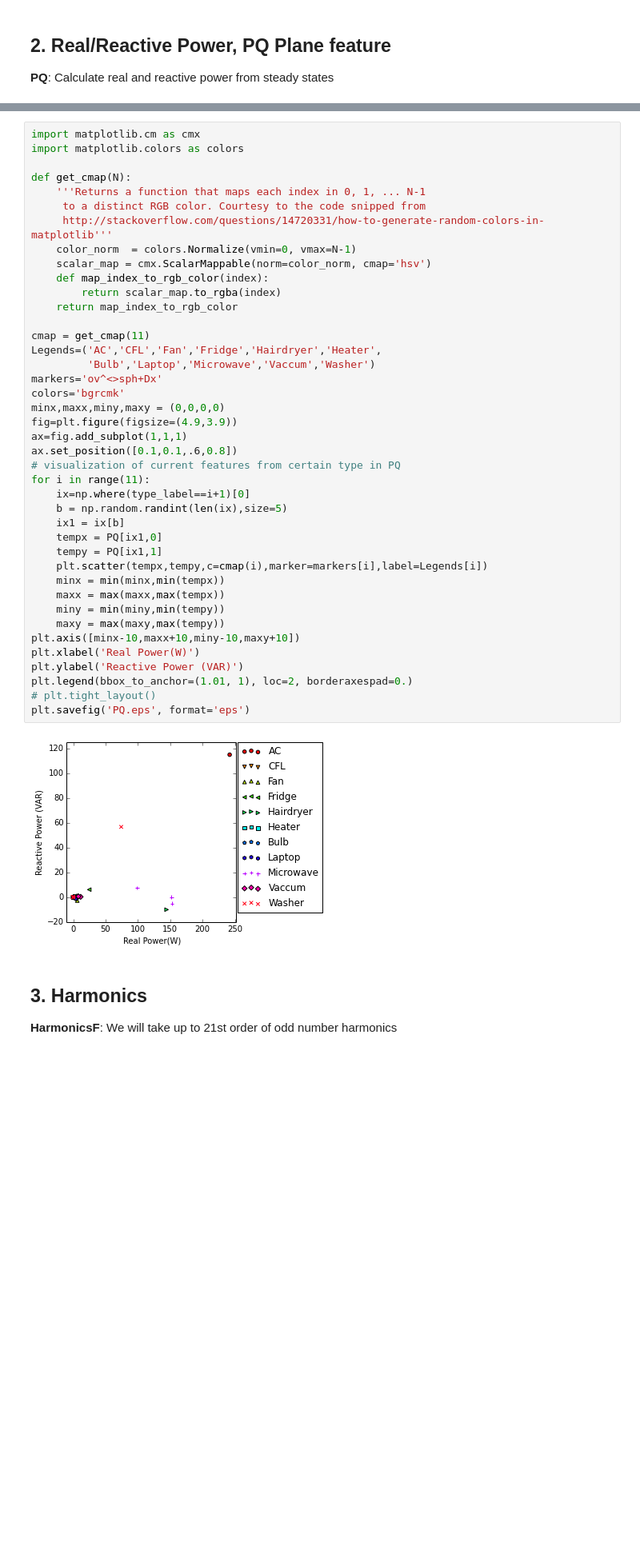
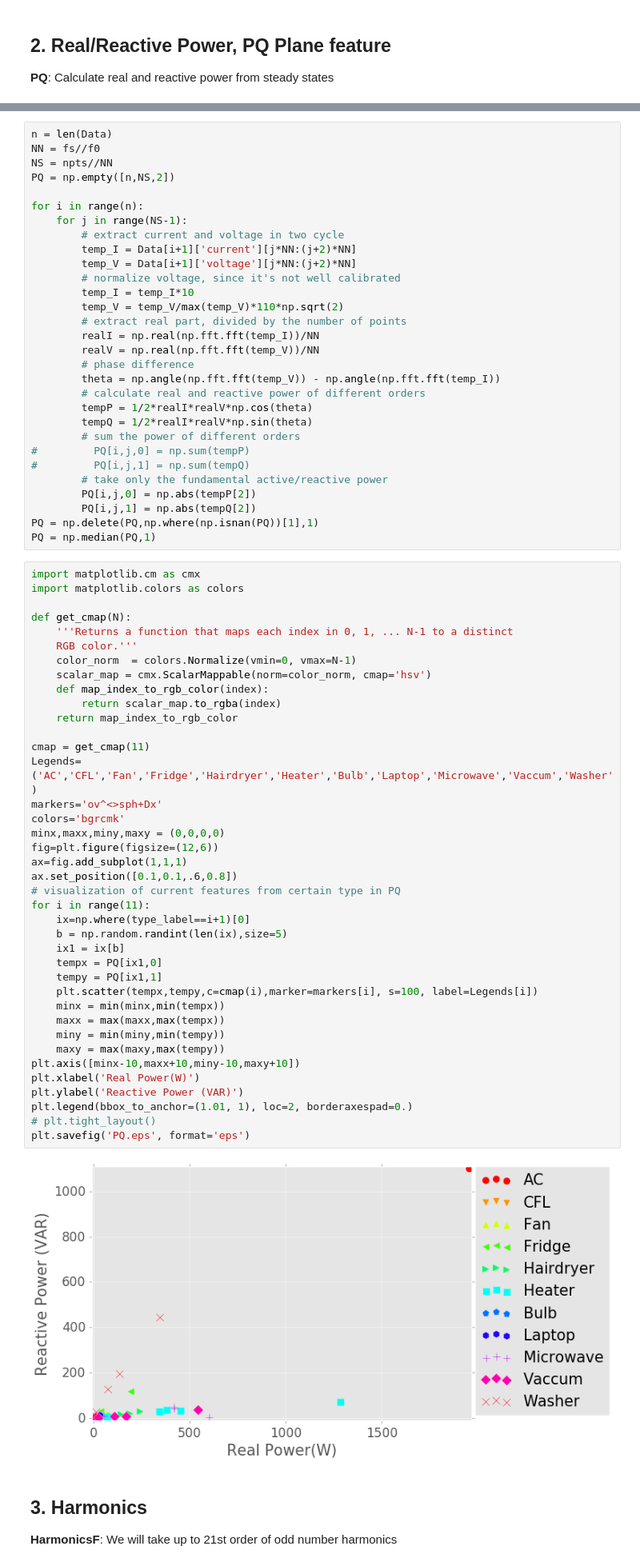
Before and after one commit to jingkungao/PLAID, a Jupyter notebook: Appliance Identification Code for GlobalSip.ipynb, the cells around one changed output, grey strips where cells are left out. Shown at 80% size. Cells and saved outputs as stored; diff of their text form; blank space fills up the shorter version.

```diff
--- a/Appliance Identification Code for GlobalSip.ipynb
+++ b/Appliance Identification Code for GlobalSip.ipynb
@@ -284,46 +309,74 @@ for i in range(n):
+# %%
+n = len(Data)
+NN = fs//f0
+NS = npts//NN
+PQ = np.empty([n,NS,2])
+
+for i in range(n):
+    for j in range(NS-1):
+        # extract current and voltage in two cycle
+        temp_I = Data[i+1]['current'][j*NN:(j+2)*NN]
+        temp_V = Data[i+1]['voltage'][j*NN:(j+2)*NN]
+        # normalize voltage, since it's not well calibrated
+        temp_I = temp_I*10
+        temp_V = temp_V/max(temp_V)*110*np.sqrt(2)
+        # extract real part, divided by the number of points
+        realI = np.real(np.fft.fft(temp_I))/NN
+        realV = np.real(np.fft.fft(temp_V))/NN
+        # phase difference
+        theta = np.angle(np.fft.fft(temp_V)) - np.angle(np.fft.fft(temp_I))
+        # calculate real and reactive power of different orders
+        tempP = 1/2*realI*realV*np.cos(theta)
+        tempQ = 1/2*realI*realV*np.sin(theta)
+        # sum the power of different orders
+#         PQ[i,j,0] = np.sum(tempP)
+#         PQ[i,j,1] = np.sum(tempQ)
+        # take only the fundamental active/reactive power
+        PQ[i,j,0] = np.abs(tempP[2])
+        PQ[i,j,1] = np.abs(tempQ[2])
+PQ = np.delete(PQ,np.where(np.isnan(PQ))[1],1)
+PQ = np.median(PQ,1)
 # %%
 import matplotlib.cm as cmx
 import matplotlib.colors as colors
 
 def get_cmap(N):
-    '''Returns a function that maps each index in 0, 1, ... N-1
-     to a distinct RGB color. Courtesy to the code snipped from
-     http://stackoverflow.com/questions/14720331/how-to-generate-random-colors-in-matplotlib'''
+    '''Returns a function that maps each index in 0, 1, ... N-1 to a distinct
+    RGB color.'''
     color_norm  = colors.Normalize(vmin=0, vmax=N-1)
     scalar_map = cmx.ScalarMappable(norm=color_norm, cmap='hsv')
     def map_index_to_rgb_color(index):
         return scalar_map.to_rgba(index)
     return map_index_to_rgb_color
 
 cmap = get_cmap(11)
-Legends=('AC','CFL','Fan','Fridge','Hairdryer','Heater',
-         'Bulb','Laptop','Microwave','Vaccum','Washer')
+Legends=('AC','CFL','Fan','Fridge','Hairdryer','Heater','Bulb','Laptop','Microwave','Vaccum','Washer')
 markers='ov^<>sph+Dx'
 colors='bgrcmk'
 minx,maxx,miny,maxy = (0,0,0,0)
-fig=plt.figure(figsize=(4.9,3.9))
+fig=plt.figure(figsize=(12,6))
 ax=fig.add_subplot(1,1,1)
 ax.set_position([0.1,0.1,.6,0.8])
 # visualization of current features from certain type in PQ
 for i in range(11):
     ix=np.where(type_label==i+1)[0]
     b = np.random.randint(len(ix),size=5)
     ix1 = ix[b]
     tempx = PQ[ix1,0]
     tempy = PQ[ix1,1]
-    plt.scatter(tempx,tempy,c=cmap(i),marker=markers[i],label=Legends[i])
+    plt.scatter(tempx,tempy,c=cmap(i),marker=markers[i], s=100, label=Legends[i])
     minx = min(minx,min(tempx))
     maxx = max(maxx,max(tempx))
     miny = min(miny,min(tempy))
     maxy = max(maxy,max(tempy))
 plt.axis([minx-10,maxx+10,miny-10,maxy+10])
 plt.xlabel('Real Power(W)')
 plt.ylabel('Reactive Power (VAR)')
 plt.legend(bbox_to_anchor=(1.01, 1), loc=2, borderaxespad=0.)
 # plt.tight_layout()
 plt.savefig('PQ.eps', format='eps')
 # %% [output]
-[figure, old version]
+[figure, new version]
 # %% [markdown]
 ## 3. Harmonics
 **HarmonicsF**: We will take up to 21st order of odd number harmonics
```
Also changed, not shown: parts of 53 cells of this notebook.
